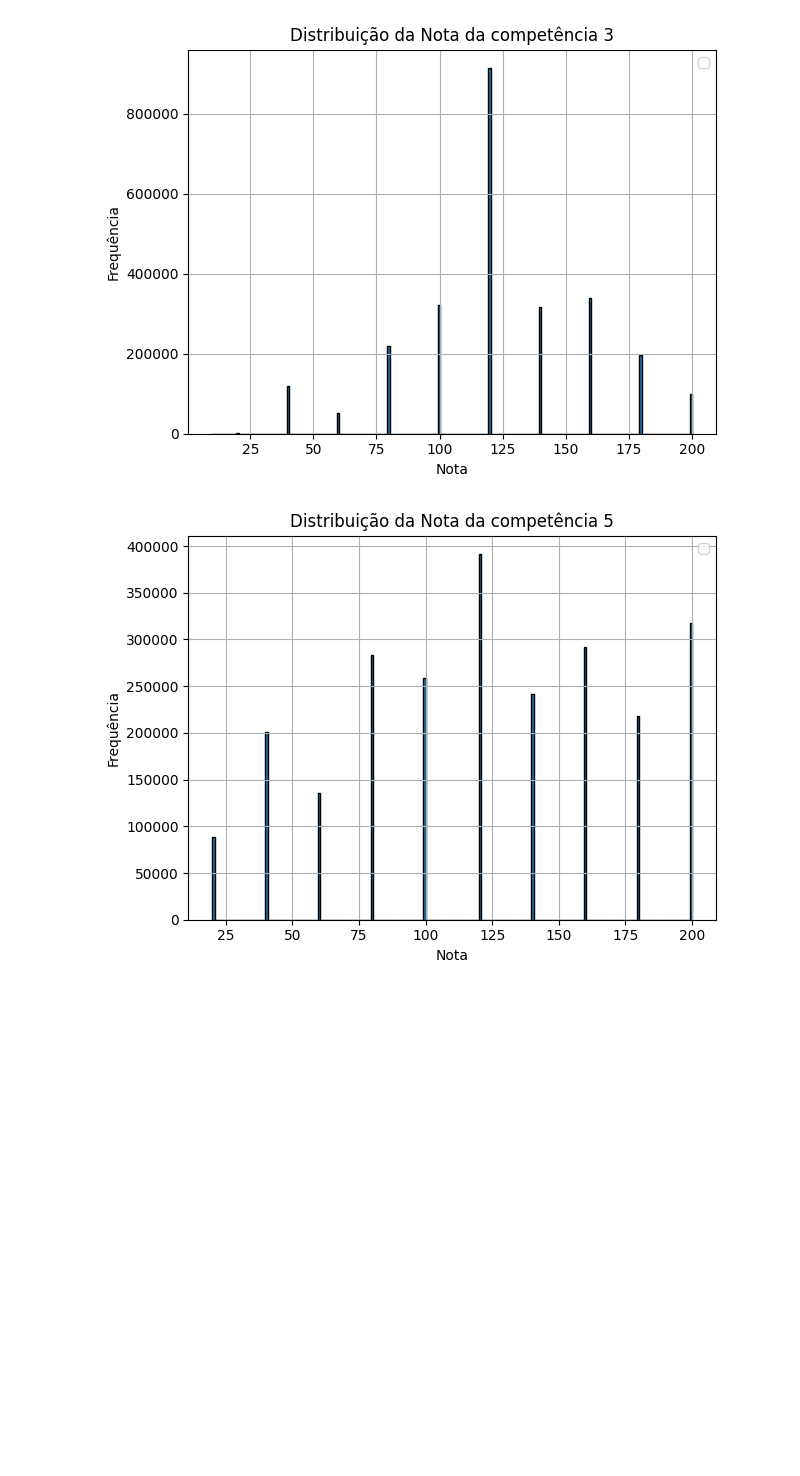
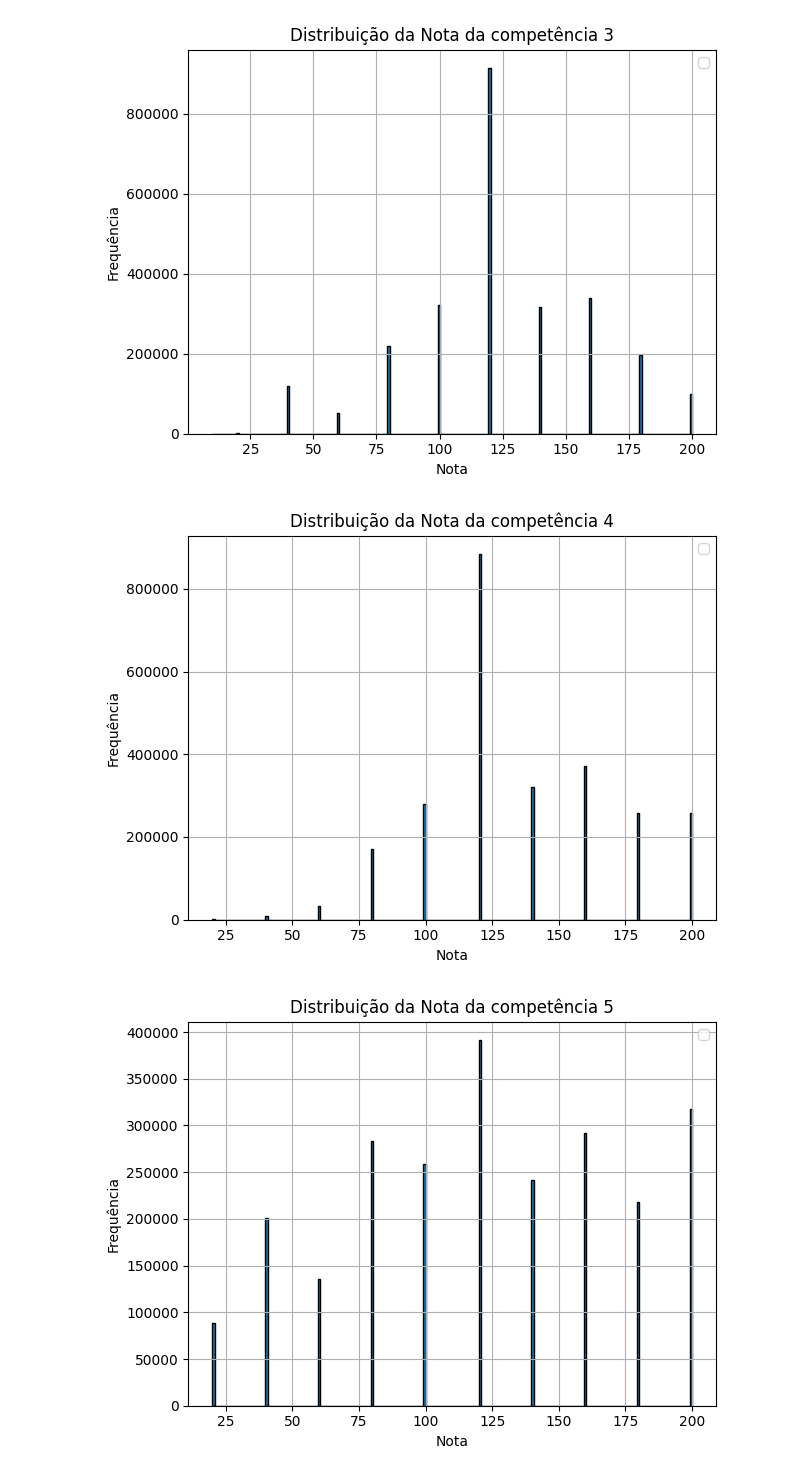
Before and after one commit to henriquefac/ciencia_de_dados_av1, a Jupyter notebook: av1/notebook/apresentacao/perguntas.ipynb, the cells around one changed output. Saved outputs shown, nothing was run; the diff lists cells and outputs as text; code cells hidden in the pictures; blank space fills up the shorter version.

```diff
--- a/av1/notebook/apresentacao/perguntas.ipynb
+++ b/av1/notebook/apresentacao/perguntas.ipynb
@@ -199,6 +199,14 @@ inf, media, sup = get_tukey(notas)
 plot_notas_tukey(notas, descricao, set_ci=True, max_title_length=100)
 # %% [output]
 [figure]
+# %%
+var = variaveis_comp[3]
+notas = df_notas[var]
+descricao = table_dict_microdados[table_dict_microdados["Nome da variavel"] == var]["Descricao"].values[0].split("-")[0]
+inf, media, sup = get_tukey(notas)
+plot_notas_tukey(notas, descricao, set_ci=True, max_title_length=100)
+# %% [output]
+[figure, added]
 # %%
 var = variaveis_comp[4]
 notas = df_notas[var]
```
